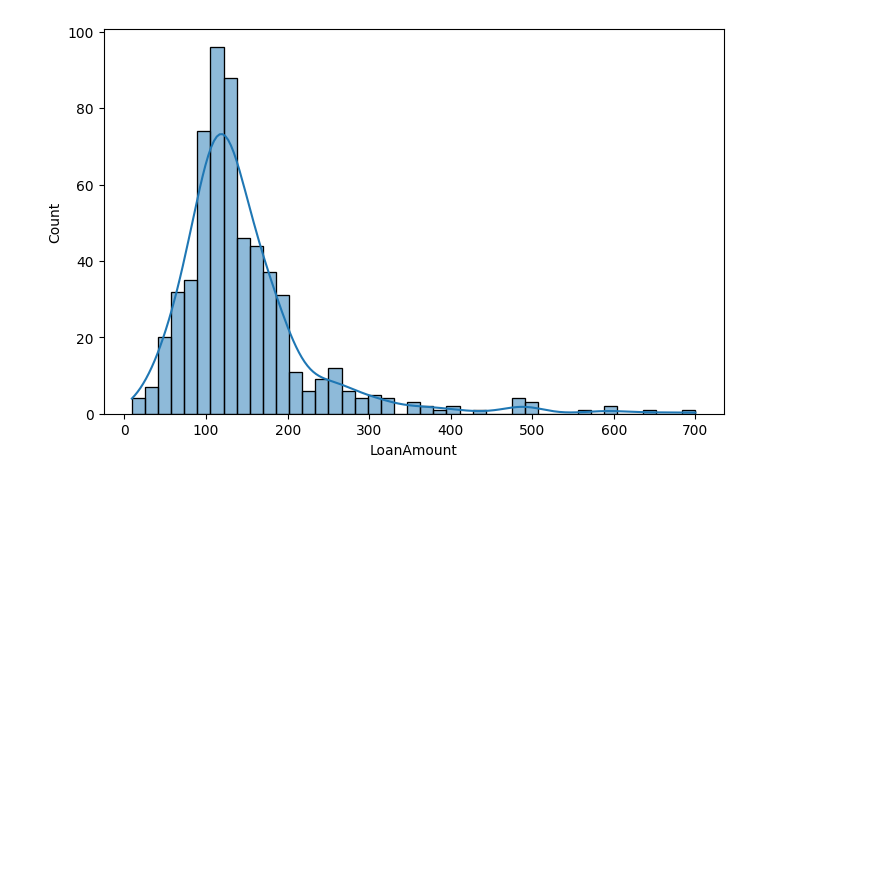
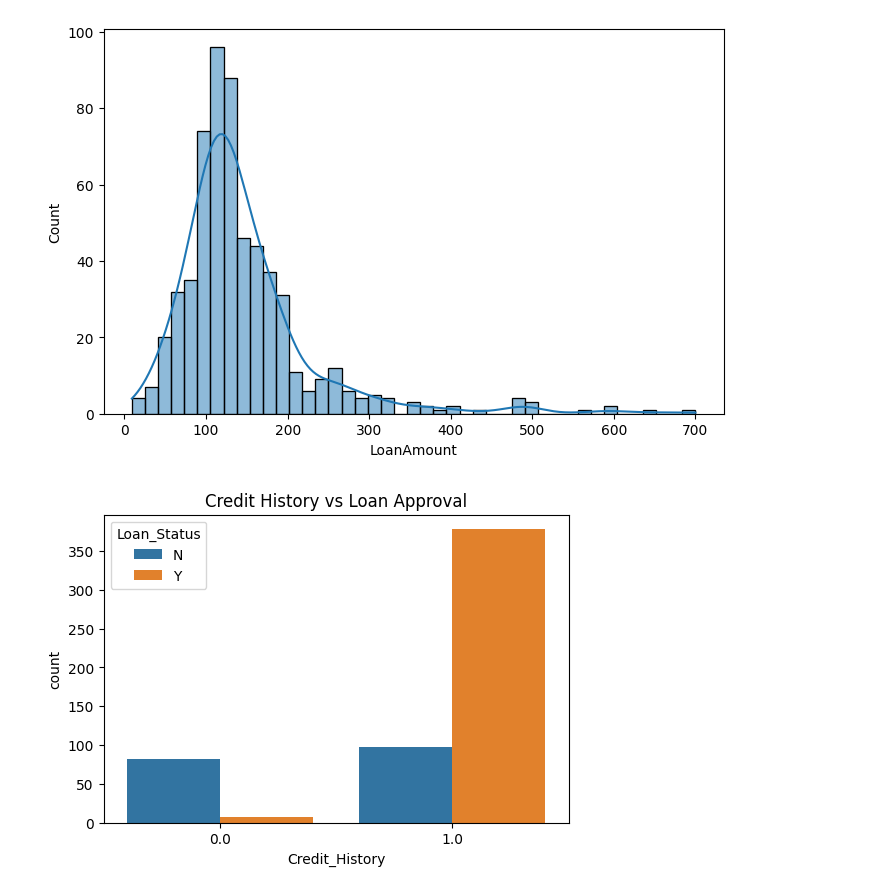
Before and after one commit to ArindamRout07/loan-approval-predictor, a Jupyter notebook: notebooks/EDA.ipynb, the cells around one changed output. Saved outputs shown, nothing was run; the diff lists cells and outputs as text; code cells hidden in the pictures; blank space fills up the shorter version.

```diff
--- a/notebooks/EDA.ipynb
+++ b/notebooks/EDA.ipynb
@@ -158,3 +158,17 @@ sns.histplot(df["LoanAmount"], kde=True)
 plt.show()
 # %% [output]
 [figure]
+# %%
+plt.figure(figsize=(6,4))
+
+sns.countplot(
+    x="Credit_History",
+    hue="Loan_Status",
+    data=df
+)
+
+plt.title("Credit History vs Loan Approval")
+
+plt.show()
+# %% [output]
+[figure, added]
```
Also changed, not shown: parts of 26 cells of this notebook.
